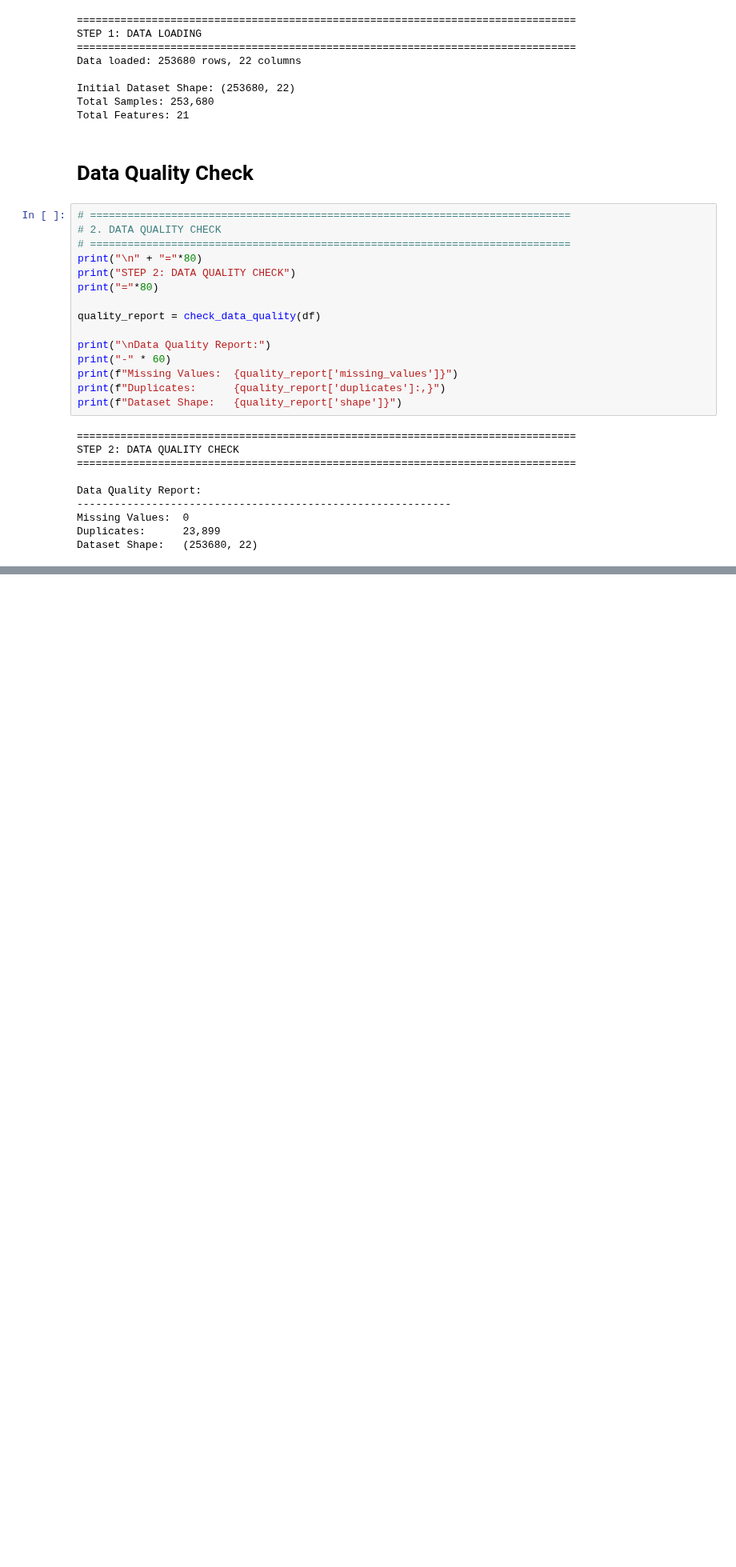
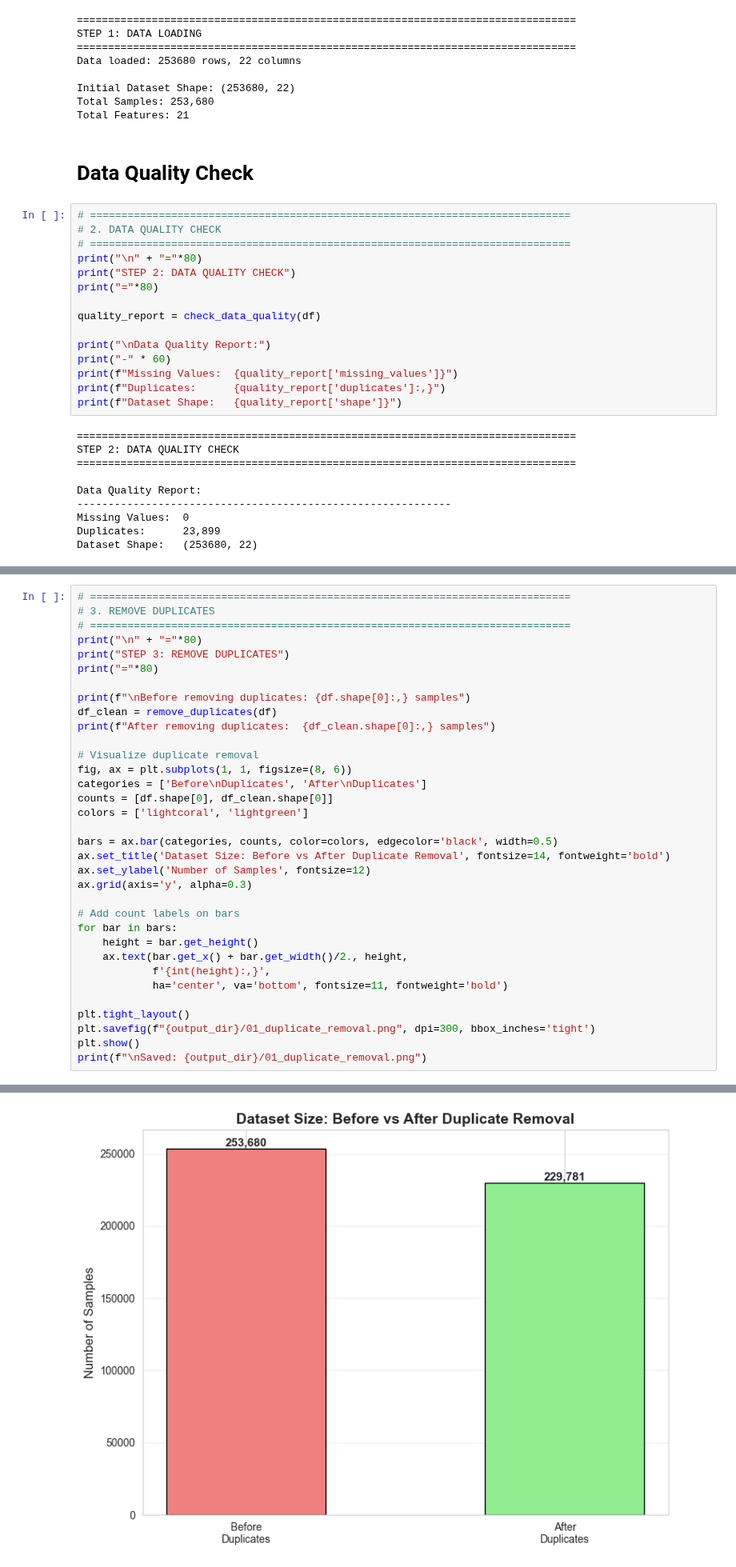
Before and after one commit to eyyuboeztuerk-arch/diabetes-multiclass-project, a Jupyter notebook: notebooks/02_preprocessing.ipynb, the cells around one changed output, grey strips where cells are left out. Shown at 80% size. Cells and saved outputs as stored; diff of their text form; blank space fills up the shorter version.

Commit message:
Implement duplicate removal section to 02_preprocessing.ipynb

```diff
--- a/notebooks/02_preprocessing.ipynb
+++ b/notebooks/02_preprocessing.ipynb
@@ -101,0 +104,35 @@ Dataset Shape:   (253680, 22)
+# %%
+# =============================================================================
+# 3. REMOVE DUPLICATES
+# =============================================================================
+print("\n" + "="*80)
+print("STEP 3: REMOVE DUPLICATES")
+print("="*80)
+
+print(f"\nBefore removing duplicates: {df.shape[0]:,} samples")
+df_clean = remove_duplicates(df)
+print(f"After removing duplicates:  {df_clean.shape[0]:,} samples")
+
+# Visualize duplicate removal
+fig, ax = plt.subplots(1, 1, figsize=(8, 6))
+categories = ['Before\nDuplicates', 'After\nDuplicates']
+counts = [df.shape[0], df_clean.shape[0]]
+colors = ['lightcoral', 'lightgreen']
+
+bars = ax.bar(categories, counts, color=colors, edgecolor='black', width=0.5)
+ax.set_title('Dataset Size: Before vs After Duplicate Removal', fontsize=14, fontweight='bold')
+ax.set_ylabel('Number of Samples', fontsize=12)
+ax.grid(axis='y', alpha=0.3)
+
+# Add count labels on bars
+for bar in bars:
+    height = bar.get_height()
+    ax.text(bar.get_x() + bar.get_width()/2., height,
+            f'{int(height):,}',
+            ha='center', va='bottom', fontsize=11, fontweight='bold')
+
+plt.tight_layout()
+plt.savefig(f"{output_dir}/01_duplicate_removal.png", dpi=300, bbox_inches='tight')
+plt.show()
+print(f"\nSaved: {output_dir}/01_duplicate_removal.png")
+# %% [output]
@@ -101,0 +146 @@ Dataset Shape:   (253680, 22)
+[figure, added]
```
Also changed, not shown: parts of 2 cells of this notebook.
